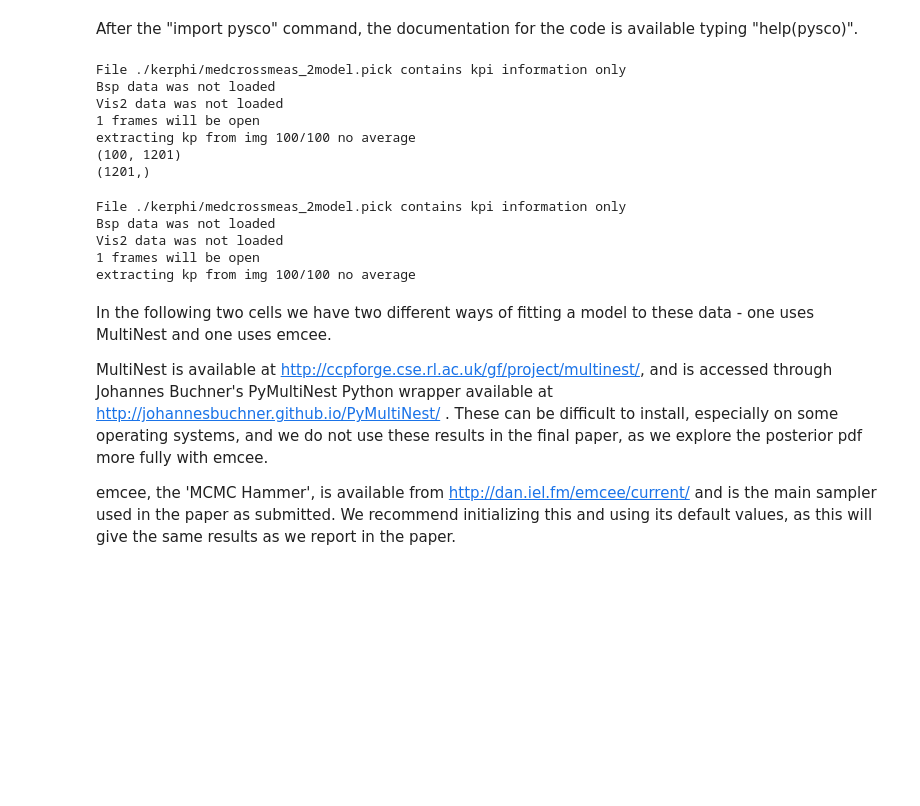
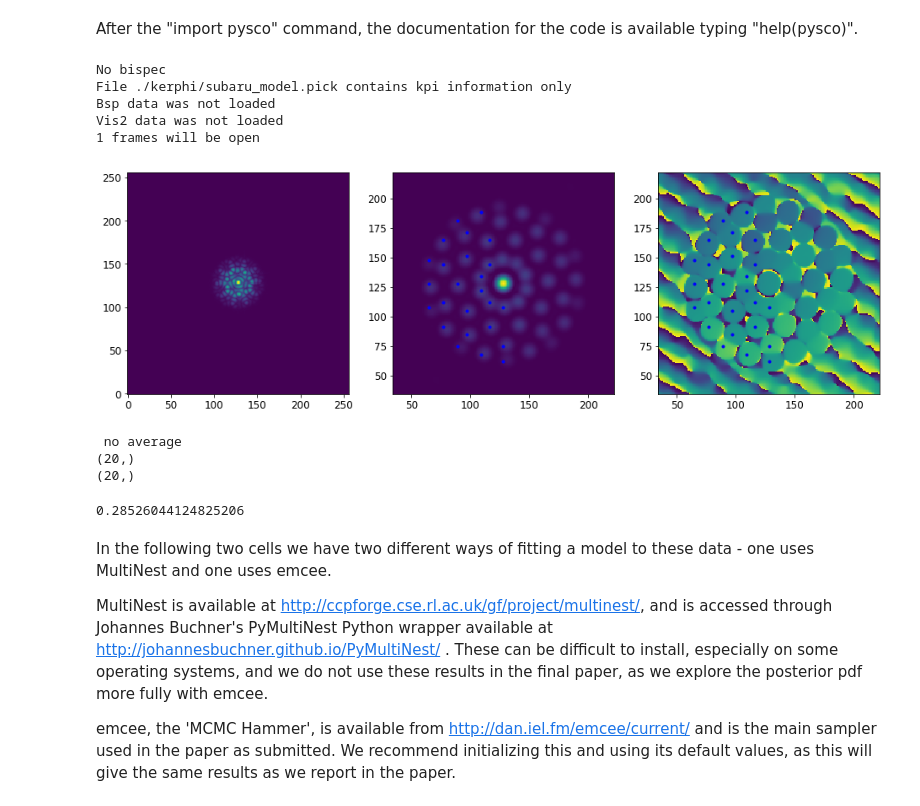
Before and after one commit to benjaminpope/pysco, a Jupyter notebook: analysis_charis.ipynb, the cells around one changed output. Cells and saved outputs as stored; diff of their text form; code cells hidden in the pictures; blank space fills up the shorter version.

```diff
--- a/analysis_charis.ipynb
+++ b/analysis_charis.ipynb
@@ -54,53 +84,37 @@ plt.imshow(np.log10(ft)) # look at the Power Spectrum
 # %%
-pupil = "subaru" # gotta make this
+pupil = "subaru_model" # gotta make this
 # %% [markdown]
 After the "import pysco" command, the documentation for the code is
 available typing "help(pysco)".
 # %%
 # -------------------
 # 1. load the dataset
 # -------------------
 
 #load data and calibrators - each of these may take several minutes
 
 a = pysco.kpo('./kerphi/'+pupil+'.pick')
 
-a.name = 'Palomar - ' + tnames[0]
-if no_kp:
-    a.kpi.KerPhi = np.eye(a.kpi.nbuv)  # for speckle!
-    a.kpi.nkphi = a.kpi.nbuv  # for speckle!
+a.name = 'CHARIS'
 
-a.extract_kpd(ddir + fnames[0],sg_ld = 7,re_center=True,D=2.3918*2.,unwrap_kp=False,
-              adjust_sampling=False,bsp=bispec)
+a.extract_kpd(ddir + fname,sg_ld = 7,re_center=True,D=7.8,unwrap_kp=False,
+              adjust_sampling=False,bsp=bispec,plotim=True)
 
 print a.kpd.shape
 print a.kpe.shape
 
 if bispec:
     print a.bsp.shape
 # %% [output]
-File ./kerphi/medcrossmeas_2model.pick contains kpi information only
+No bispec
+File ./kerphi/subaru_model.pick contains kpi information only
 Bsp data was not loaded
 Vis2 data was not loaded
 1 frames will be open
-extracting kp from img 100/100 no average
-(100, 1201)
-(1201,)
+[figure, added]
+ no average
+(20,)
+(20,)
-# %%
-b = pysco.kpo('./kerphi/'+pupil+'.pick')
-b.name = 'Palomar - ' + tnames[1]
-if no_kp:
-    b.kpi.KerPhi = np.eye(b.kpi.nbuv)  # for speckle!
-    b.kpi.nkphi = b.kpi.nbuv  # for speckle!
-
-b.extract_kpd(ddir + fnames[1],sg_ld = 7.0,re_center=True,D=2.3918*2.,unwrap_kp=False,
-              adjust_sampling=False,bsp=bispec)
-# %% [output]
-File ./kerphi/medcrossmeas_2model.pick contains kpi information only
-Bsp data was not loaded
-Vis2 data was not loaded
-1 frames will be open
-extracting kp from img 100/100 no average
 # %%
 # some of the recentering seems to fail - only sometimes - on Palomar data and I can't work out why, so here are
 # some quick and easy tricks to get rid of bad kernel phases.
@@ -201,3 +132,7 @@ if num != 0:
+# %%
+a.kpe
+# %% [output]
+0.28526044124825206
 # %% [markdown]
 In the following two cells we have two different ways of fitting a model to these data - one uses MultiNest and one uses emcee.
 
```
Also changed, not shown: parts of 15 cells of this notebook, 13 other files.
